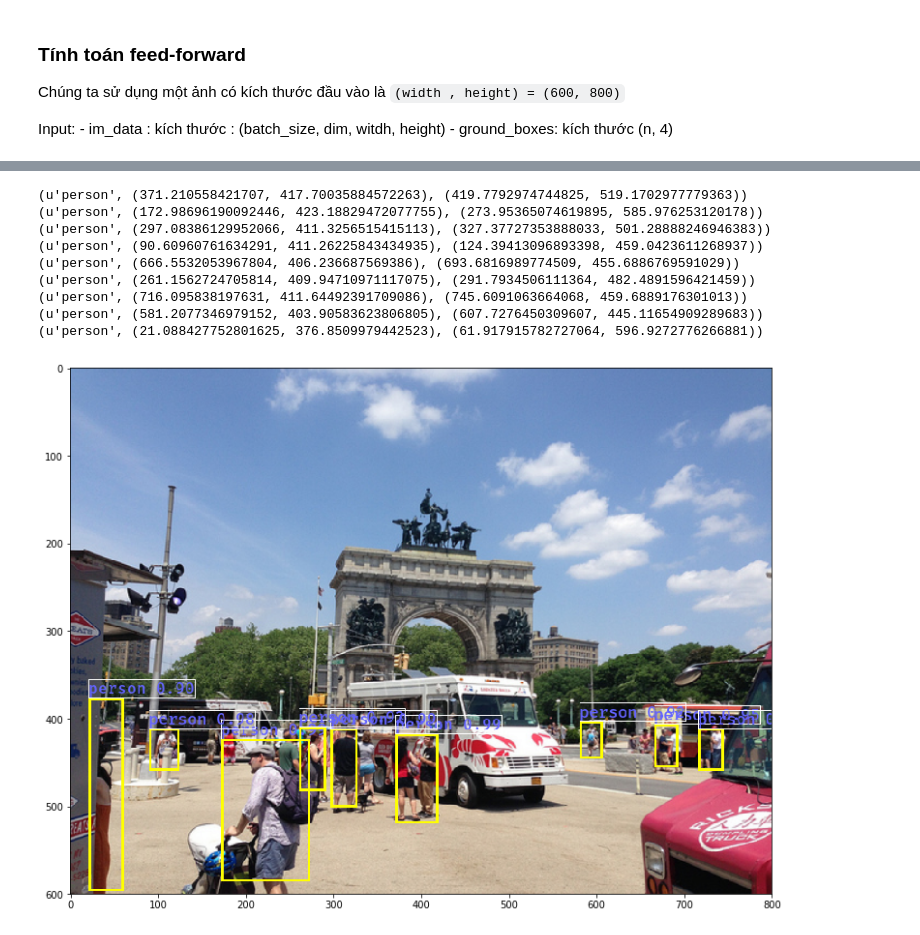
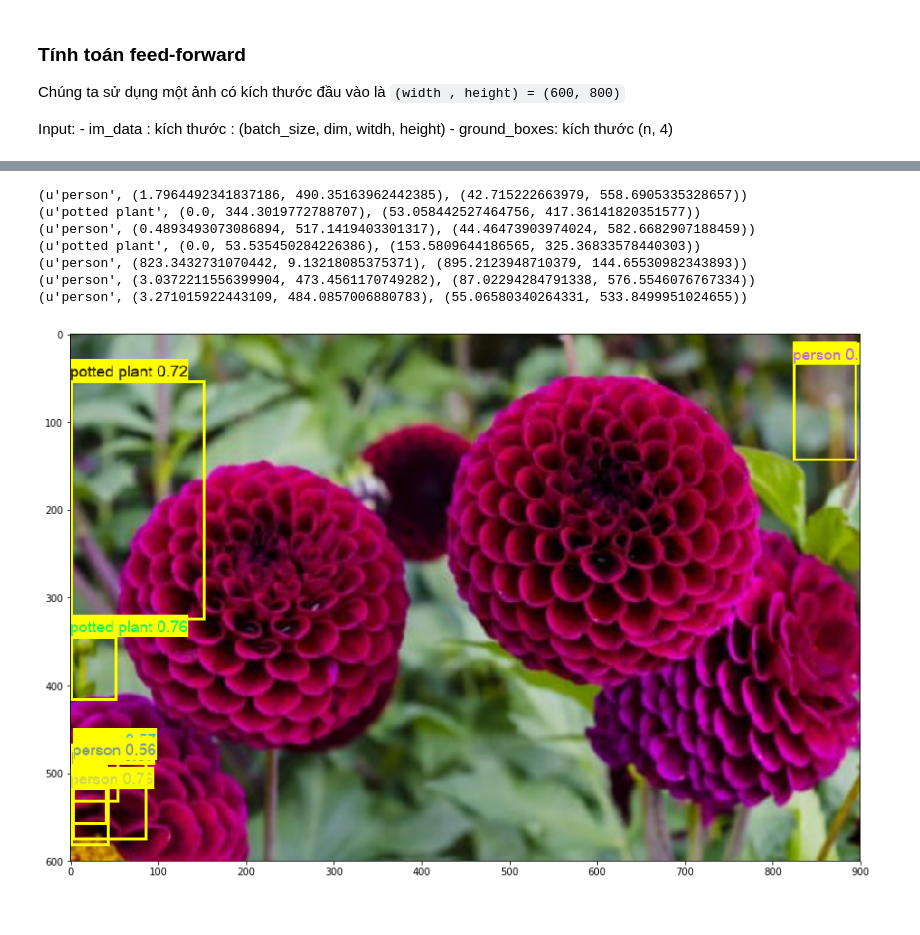
Before and after one commit to anhlt/faster_rcnn, a Jupyter notebook: MSCOCO.ipynb, the cells around one changed output, grey strips where cells are left out. Drawn from its saved outputs; the diff is of its cells as text; code cells hidden in the pictures.

```diff
--- a/MSCOCO.ipynb
+++ b/MSCOCO.ipynb
@@ -201,19 +231,17 @@ gc.collect()
 # %%
 net.load_state_dict(torch.load('./checkpoints/faster_model.pkl'))
 # %%
-pred_boxes, scores, classes, rois, im_data = net.detect("./test_im/COCO_val2014_000000000133.jpgg", thr=0.9)
+pred_boxes, scores, classes, rois, im_data = net.detect("./test_im/650.jpg", thr=0.5)
 result_show(im_data[0], pred_boxes, classes, scores)
 # %% [output]
-(u'person', (371.210558421707, 417.70035884572263), (419.7792974744825, 519.1702977779363))
-(u'person', (172.98696190092446, 423.18829472077755), (273.95365074619895, 585.976253120178))
-(u'person', (297.08386129952066, 411.3256515415113), (327.37727353888033, 501.28888246946383))
-(u'person', (90.60960761634291, 411.26225843434935), (124.39413096893398, 459.0423611268937))
-(u'person', (666.5532053967804, 406.236687569386), (693.6816989774509, 455.6886769591029))
-(u'person', (261.1562724705814, 409.94710971117075), (291.7934506111364, 482.4891596421459))
-(u'person', (716.095838197631, 411.64492391709086), (745.6091063664068, 459.6889176301013))
-(u'person', (581.2077346979152, 403.90583623806805), (607.7276450309607, 445.11654909289683))
-(u'person', (21.088427752801625, 376.8509979442523), (61.917915782727064, 596.9272776266881))
+(u'person', (1.7964492341837186, 490.35163962442385), (42.715222663979, 558.6905335328657))
+(u'potted plant', (0.0, 344.3019772788707), (53.058442527464756, 417.36141820351577))
+(u'person', (0.4893493073086894, 517.1419403301317), (44.46473903974024, 582.6682907188459))
+(u'potted plant', (0.0, 53.535450284226386), (153.5809644186565, 325.36833578440303))
+(u'person', (823.3432731070442, 9.13218085375371), (895.2123948710379, 144.65530982343893))
+(u'person', (3.0372211556399904, 473.4561170749282), (87.02294284791338, 576.5546076767334))
+(u'person', (3.271015922443109, 484.0857006880783), (55.06580340264331, 533.8499951024655))
-[figure, old version]
+[figure, new version]
 # %%
 print 1
 # %%
```
Also changed, not shown: parts of 11 cells of this notebook, 6 other files.
